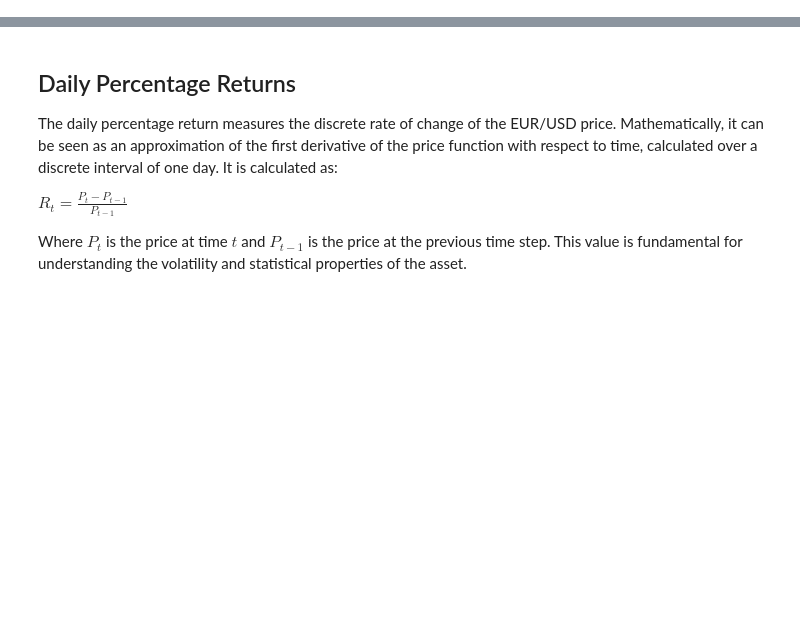
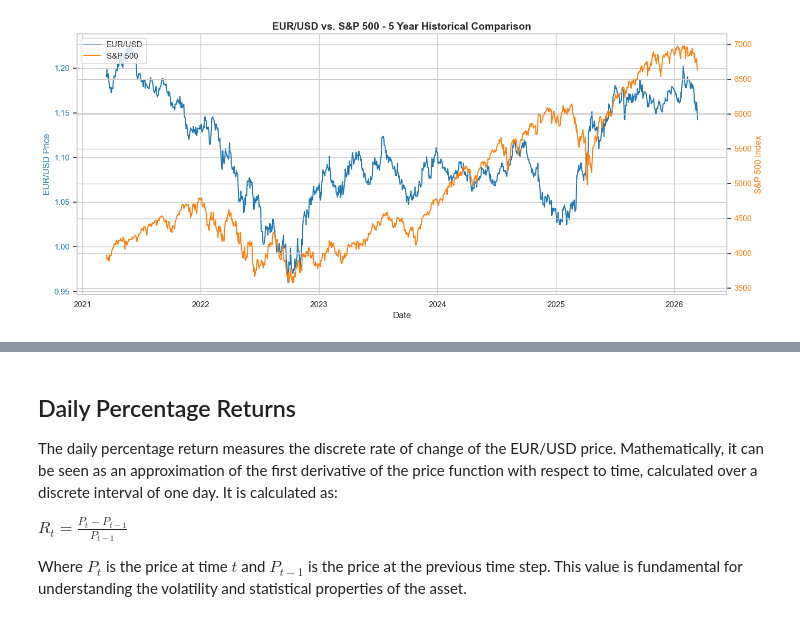
Before and after one commit to velizarMitov/EURUSDProphet, a Jupyter notebook: sample.ipynb, the cells around one changed output, grey strips where cells are left out. Drawn from its saved outputs; the diff is of its cells as text; code cells hidden in the pictures; blank space fills up the shorter version.

```diff
--- a/sample.ipynb
+++ b/sample.ipynb
@@ -44,0 +67,28 @@ Date
+# %%
+# Plot EUR/USD and S&P 500 on dual axes
+fig, ax1 = plt.subplots(figsize=(14, 6))
+
+# Plot EUR/USD on the left y-axis
+ax1.set_xlabel('Date', fontsize=12)
+ax1.set_ylabel('EUR/USD Price', fontsize=12, color='#1f77b4')
+ax1.plot(data.index, data['Close'], linewidth=1.5, color='#1f77b4', label='EUR/USD')
+ax1.tick_params(axis='y', labelcolor='#1f77b4')
+
+# Create a second y-axis for S&P 500
+ax2 = ax1.twinx()
+ax2.set_ylabel('S&P 500 Index', fontsize=12, color='#ff7f0e')
+ax2.plot(sp500_data.index, sp500_data['Close'], linewidth=1.5, color='#ff7f0e', label='S&P 500')
+ax2.tick_params(axis='y', labelcolor='#ff7f0e')
+
+# Add title
+plt.title('EUR/USD vs. S&P 500 - 5 Year Historical Comparison', fontsize=14, fontweight='bold')
+fig.tight_layout()
+
+# Add legend
+lines1, labels1 = ax1.get_legend_handles_labels()
+lines2, labels2 = ax2.get_legend_handles_labels()
+ax1.legend(lines1 + lines2, labels1 + labels2, loc='upper left', fontsize=11)
+
+plt.show()
+# %% [output]
+[figure, added]
```
Also changed, not shown: parts of 13 cells of this notebook.
